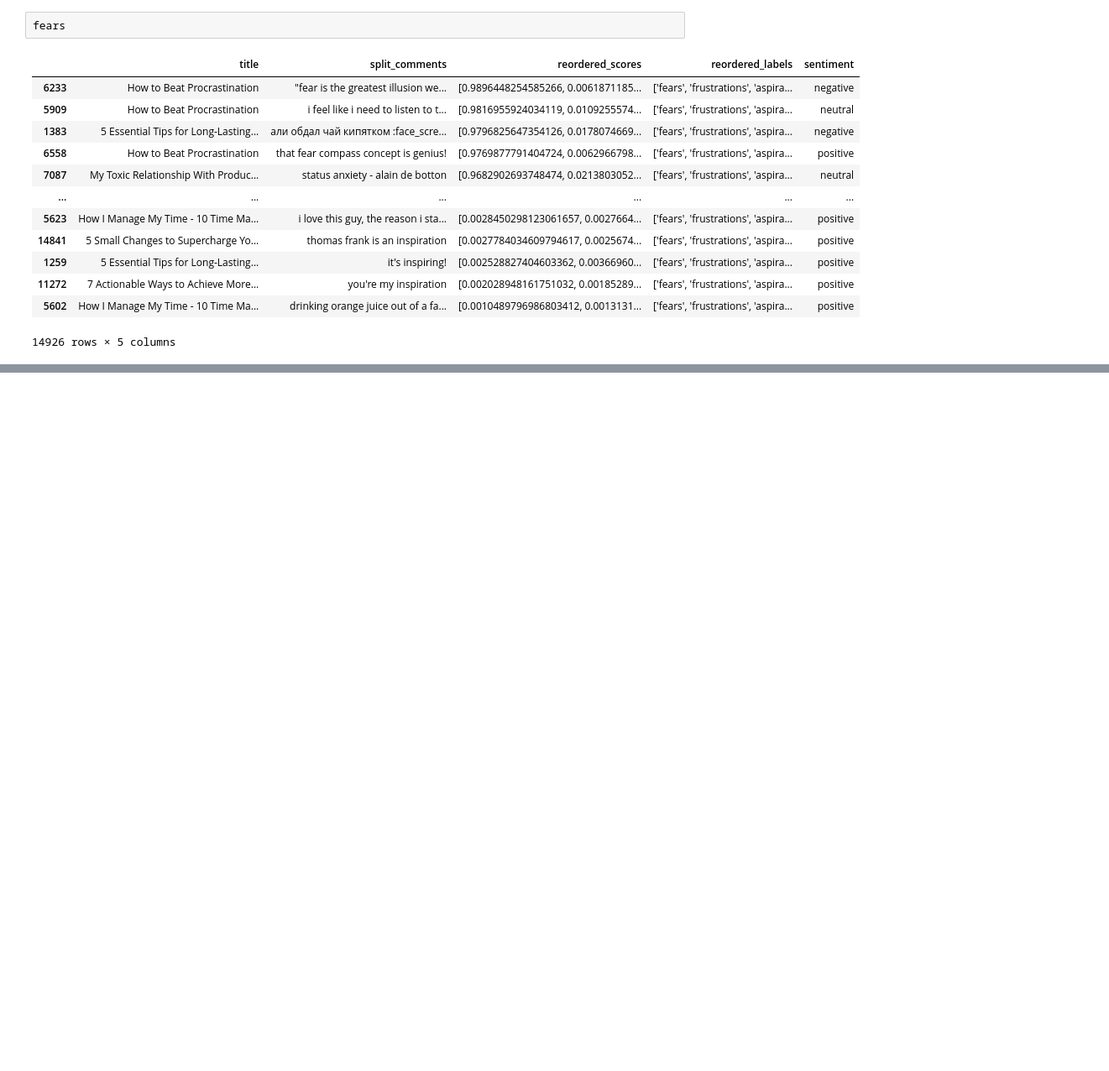
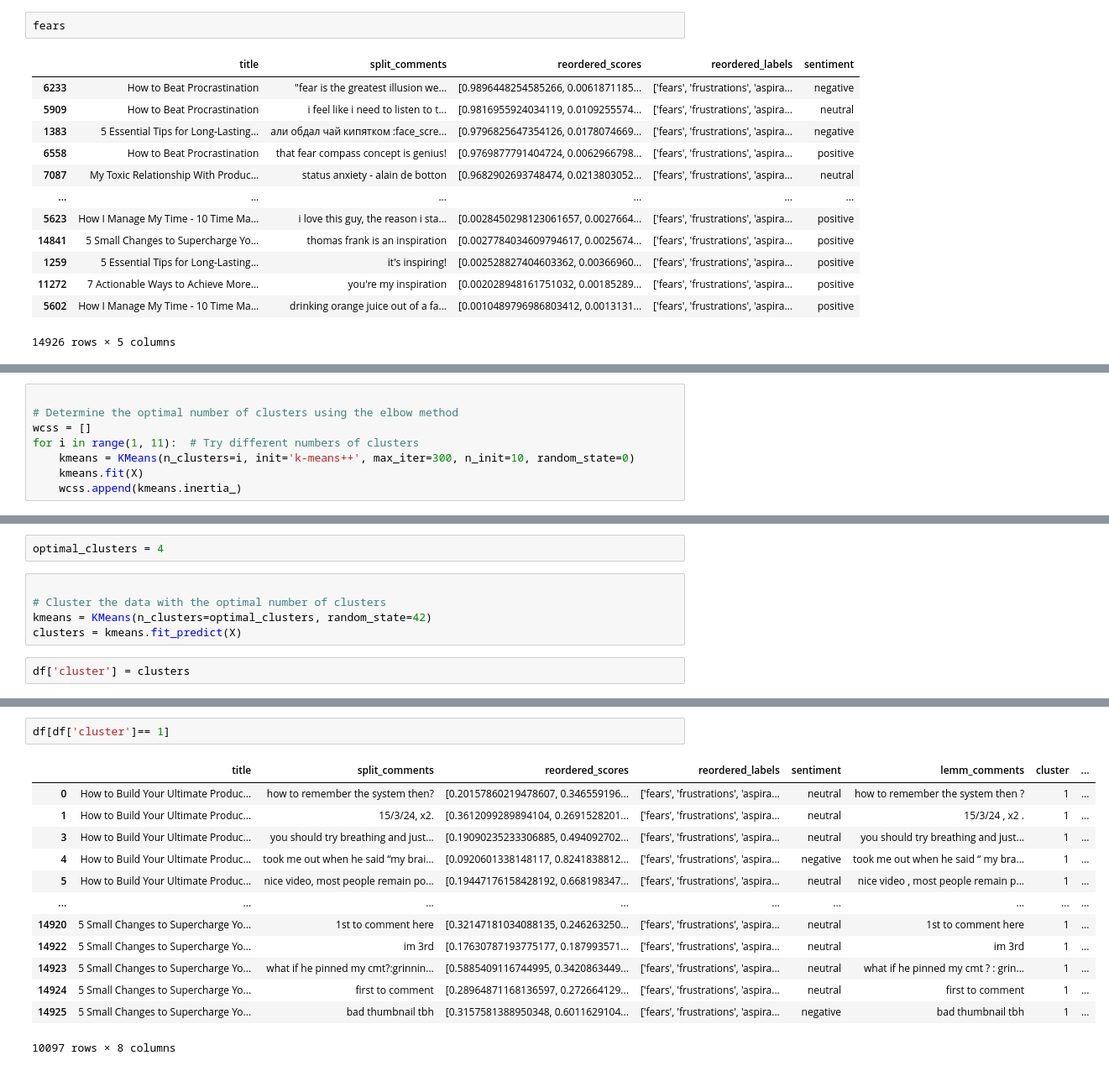
Before and after one commit to SiddhantG11/YouTube_Analysis, a Jupyter notebook: analysis.ipynb, the cells around one changed output, grey strips where cells are left out. Shown at 84% size. Saved outputs shown, nothing was run; the diff lists cells and outputs as text; blank space fills up the shorter version.

Commit message:
ran k means

```diff
--- a/analysis.ipynb
+++ b/analysis.ipynb
@@ -39,0 +79,8 @@ fears
+# %%
+
+# Determine the optimal number of clusters using the elbow method
+wcss = []
+for i in range(1, 11):  # Try different numbers of clusters
+    kmeans = KMeans(n_clusters=i, init='k-means++', max_iter=300, n_init=10, random_state=0)
+    kmeans.fit(X)
+    wcss.append(kmeans.inertia_)
@@ -39,0 +97,9 @@ fears
+# %%
+optimal_clusters = 4
+# %%
+
+# Cluster the data with the optimal number of clusters
+kmeans = KMeans(n_clusters=optimal_clusters, random_state=42)
+clusters = kmeans.fit_predict(X)
+# %%
+df['cluster'] = clusters
@@ -39,0 +131,16 @@ fears
+# %%
+df[df['cluster']== 1]
+# %% [output]
+|  | title | split_comments | reordered_scores | reordered_labels | sentiment | lemm_comments | cluster | ... |
+| 0 | How to Build Your Ultimate Produc... | how to remember the system then? | [0.20157860219478607, 0.346559196... | ['fears', 'frustrations', 'aspira... | neutral | how to remember the system then ? | 1 | ... |
+| 1 | How to Build Your Ultimate Produc... | 15/3/24, x2. | [0.3612099289894104, 0.2691528201... | ['fears', 'frustrations', 'aspira... | neutral | 15/3/24 , x2 . | 1 | ... |
+| 3 | How to Build Your Ultimate Produc... | you should try breathing and just... | [0.19090235233306885, 0.494092702... | ['fears', 'frustrations', 'aspira... | neutral | you should try breathing and just... | 1 | ... |
+| 4 | How to Build Your Ultimate Produc... | took me out when he said “my brai... | [0.0920601338148117, 0.8241838812... | ['fears', 'frustrations', 'aspira... | negative | took me out when he said “ my bra... | 1 | ... |
+| 5 | How to Build Your Ultimate Produc... | nice video, most people remain po... | [0.19447176158428192, 0.668198347... | ['fears', 'frustrations', 'aspira... | neutral | nice video , most people remain p... | 1 | ... |
+| ... | ... | ... | ... | ... | ... | ... | ... | ... |
+| 14920 | 5 Small Changes to Supercharge Yo... | 1st to comment here | [0.32147181034088135, 0.246263250... | ['fears', 'frustrations', 'aspira... | neutral | 1st to comment here | 1 | ... |
+| 14922 | 5 Small Changes to Supercharge Yo... | im 3rd | [0.17630787193775177, 0.187993571... | ['fears', 'frustrations', 'aspira... | neutral | im 3rd | 1 | ... |
+| 14923 | 5 Small Changes to Supercharge Yo... | what if he pinned my cmt?:grinnin... | [0.5885409116744995, 0.3420863449... | ['fears', 'frustrations', 'aspira... | neutral | what if he pinned my cmt ? : grin... | 1 | ... |
+| 14924 | 5 Small Changes to Supercharge Yo... | first to comment | [0.28964871168136597, 0.272664129... | ['fears', 'frustrations', 'aspira... | neutral | first to comment | 1 | ... |
+| 14925 | 5 Small Changes to Supercharge Yo... | bad thumbnail tbh | [0.3157581388950348, 0.6011629104... | ['fears', 'frustrations', 'aspira... | negative | bad thumbnail tbh | 1 | ... |
+10097 rows × 8 columns
```
Also changed, not shown: parts of 9 cells of this notebook.
